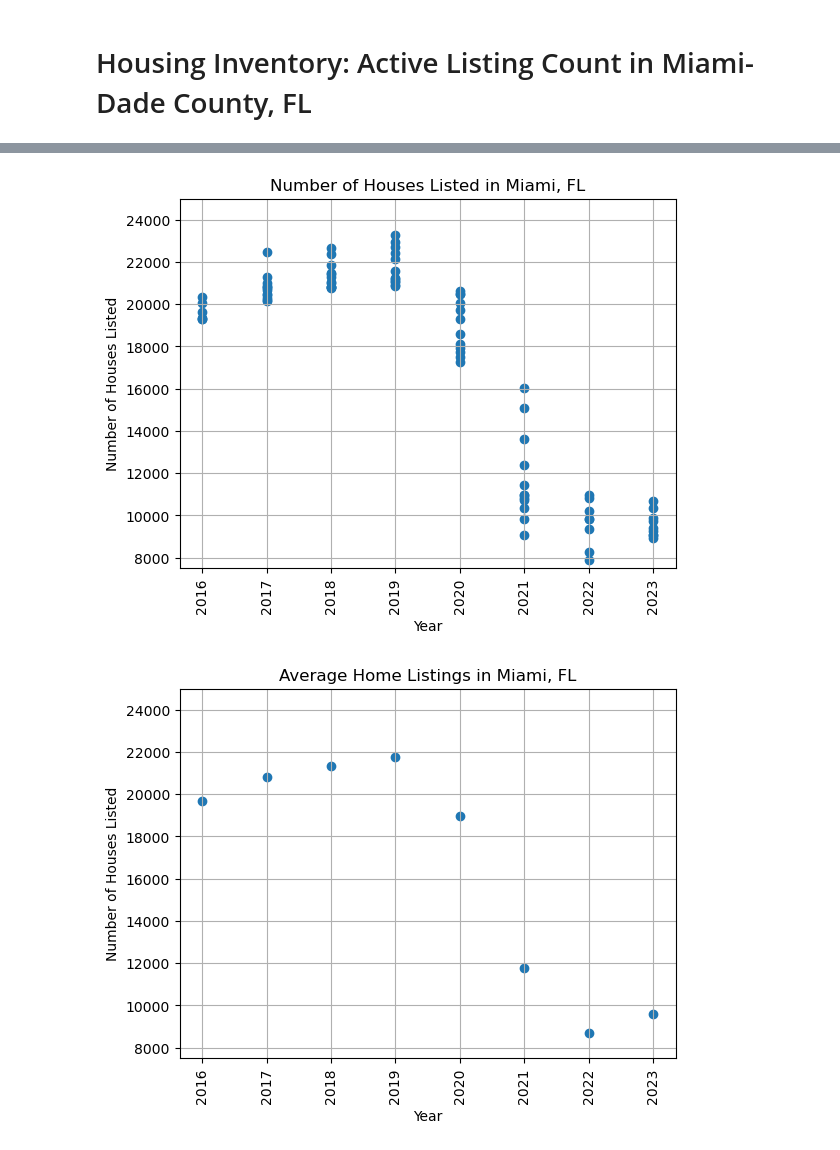
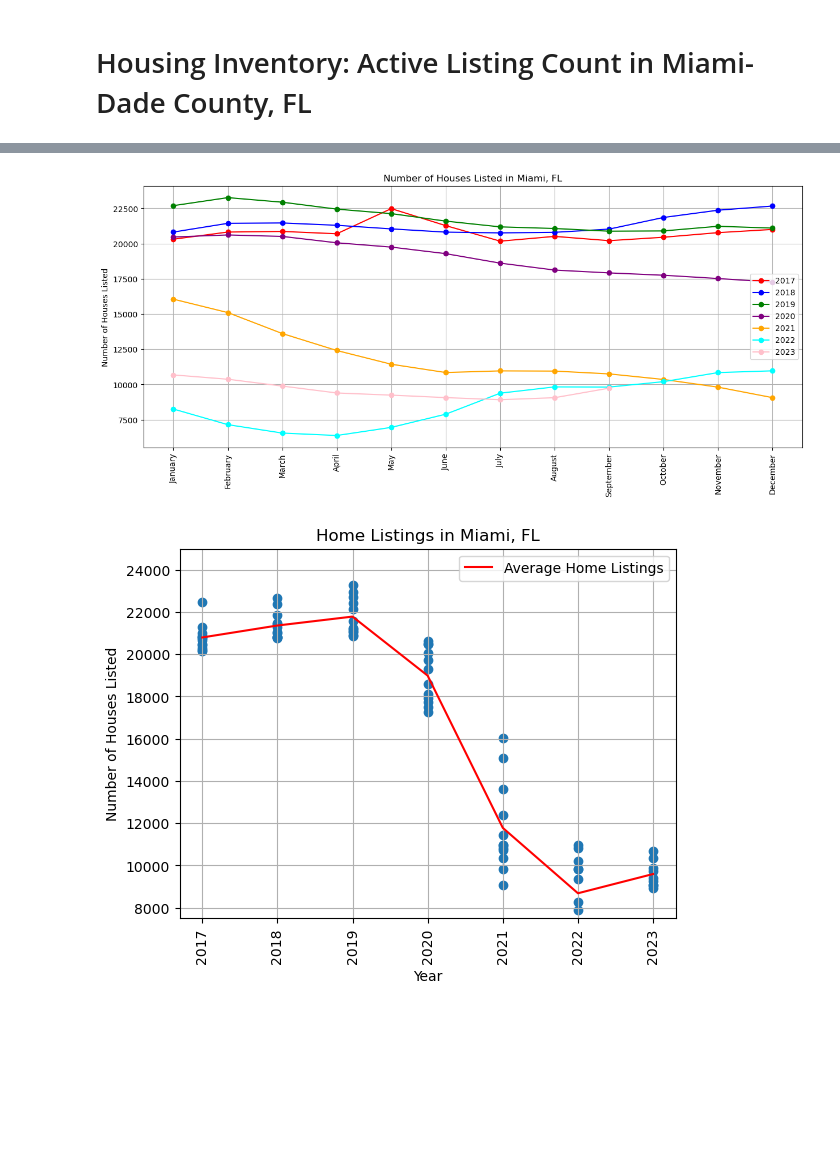
Before and after one commit to wehennum/Cost-of-Living-in-Florida---Project-One-, a Jupyter notebook: project-one-Lyn/Housing Inventory 2016-2023.ipynb, the cells around one changed output, grey strips where cells are left out. Cells and saved outputs as stored; diff of their text form; code cells hidden in the pictures; blank space fills up the shorter version.

```diff
--- a/project-one-Lyn/Housing Inventory 2016-2023.ipynb
+++ b/project-one-Lyn/Housing Inventory 2016-2023.ipynb
@@ -5,6 +5,7 @@
 import pandas as pd
 from pathlib import Path
 import matplotlib.pyplot as plt
+import scipy.stats as stats
 
 housing_path = Path("ACTLISCOU12086.csv")
 Housing_df = pd.read_csv(housing_path)
@@ -27,7 +28,61 @@ Avg_MHousing_DS = Avg_MHousing_DS.rename('Average Monthly Listing')
 
 # Print the updated DataFrame
 print(Housing_DF)
-print(Housing_DF['Listings_Count'].describe())
+
+
+year_to_color = {
+  2017: 'red',
+  2018: 'blue',
+  2019: 'green',
+  2020: 'purple',
+  2021: 'orange',
+  2022: 'cyan',
+  2023: 'pink'
+}
+
+month_to_color = {
+  'January': 'red',
+  'February': 'blue',
+  'March': 'green',
+  'April': 'purple',
+  'May': 'orange',
+  'June': 'orange',
+  'July': 'cyan',
+  'August': 'pink',
+  'September': 'yellow',
+  'October': 'pink',
+  'November': 'pink',
+  'December': 'pink'
+}
+# Create a list of colors based on the year for each data point
+colors = [year_to_color[year] for year in Housing_DF['Year']]
+Mcolors = [month_to_color[month] for month in Housing_DF['Month']]
+
+# Extract the x- and y-axes Listing by Month
+y2M_axis = Housing_DF['Listings_Count']
+x2M_axis = Housing_DF['Month']
+plt.figure(figsize=(15,6))
+# Add labels to each data point using the year
+for year, color in year_to_color.items():
+  year_data = Housing_DF[Housing_DF['Year'] == year]
+  year_x = year_data['Month']
+  year_y = year_data['Listings_Count']
+  plt.plot(year_x, year_y, label=str(year), color=color,marker='o')
+
+# Add a legend to the plot
+plt.legend(loc="center right")
+
+# Rotate x-axis labels for better readability
+plt.xticks(rotation=90)
+
+# Add title and labels to the plot
+plt.title('Number of Houses Listed in Miami, FL')
+plt.ylabel('Number of Houses Listed')
+
+# Add grid to the plot
+plt.grid(True)
+
+plt.show()
 
 #Listings by Year
 y1_axis = Housing_DF['Listings_Count']
@@ -37,17 +92,13 @@ plt.xticks(rotation=90)
 plt.title('Number of Houses Listed in Miami, FL')
 plt.xlabel('Year')
 plt.ylabel('Number of Houses Listed')
-plt.ylim(7500,25000)
-plt.grid(True)
-plt.show()
 
-#Average Listings by Year
 y2_axis = Avg_Housing_DS
 x2_axis = Avg_Housing_DS.index
-plt.scatter(x2_axis, y2_axis)
+plt.plot(x2_axis, y2_axis, color = 'red',label='Average Home Listings')
+plt.legend(loc="upper right")
 plt.xticks(rotation=90)
-plt.title('Average Home Listings in Miami, FL')
-plt.xlabel('Year')
+plt.title('Home Listings in Miami, FL')
 plt.ylabel('Number of Houses Listed')
 plt.ylim(7500,25000)
 plt.grid(True)
@@ -73,3 +121,3 @@ Name: Listings_Count, dtype: float64
-[figure, old version]
+[figure, new version]
-[figure, old version]
+[figure, new version]
 # %% [markdown]
```
Also changed, not shown: parts of 18 cells of this notebook, 4 other files.
